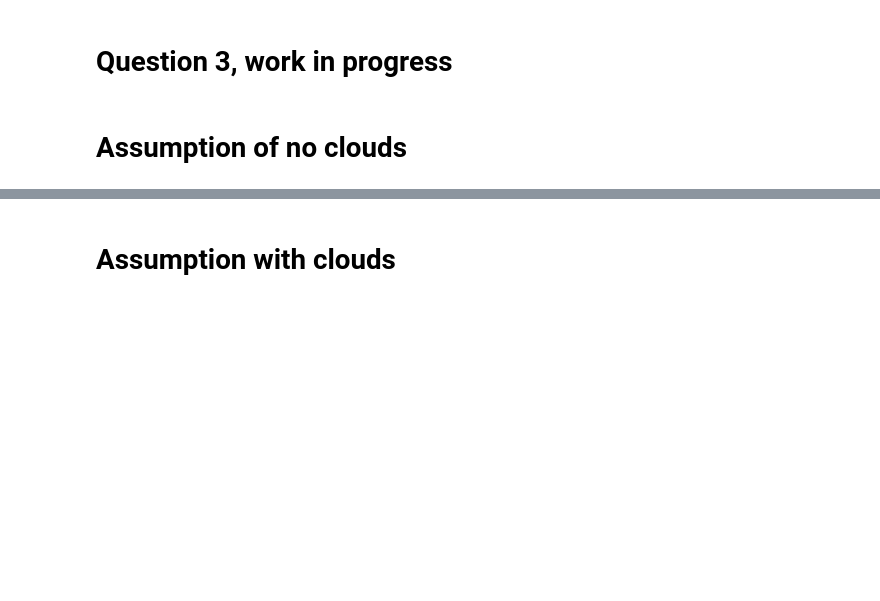
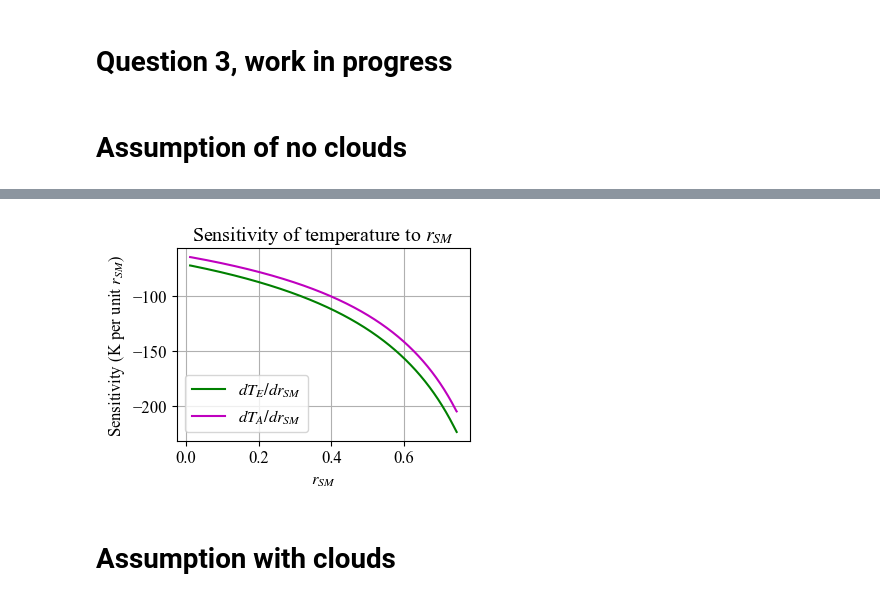
Before and after one commit to aledha/TMA4195-Project, a Jupyter notebook: Question3.ipynb, the cells around one changed output, grey strips where cells are left out. Drawn from its saved outputs; the diff is of its cells as text; code cells hidden in the pictures; blank space fills up the shorter version.

```diff
--- a/Question3.ipynb
+++ b/Question3.ipynb
@@ -173,3 +236,18 @@ Equilibrium Atmosphere Temperature (T_A): 279.35 K
+# %%
+
+# Plot sensitivities
+plt.figure(figsize=FIGSIZE)
+plt.plot(r_SM_base_values, dT_E_dr_SM, color="green", label=r'$dT_E/dr_{SM}$')
+plt.plot(r_SM_base_values, dT_A_dr_SM, color="m",label=r'$dT_A/dr_{SM}$')
+plt.xlabel(r'$r_{SM}$')
+plt.ylabel(r'Sensitivity (K per unit $r_{SM}$)')
+plt.title(r'Sensitivity of temperature to $r_{SM}$')
+plt.legend(loc='lower left')
+plt.grid(True)
+plt.tight_layout()
+plt.savefig("./sensitivity_rSM.png", dpi=300)
+# %% [output]
+[figure, added]
 # %% [markdown]
 # Assumption with clouds
 # %%
```
Also changed, not shown: parts of 13 cells of this notebook, 4 other files.
